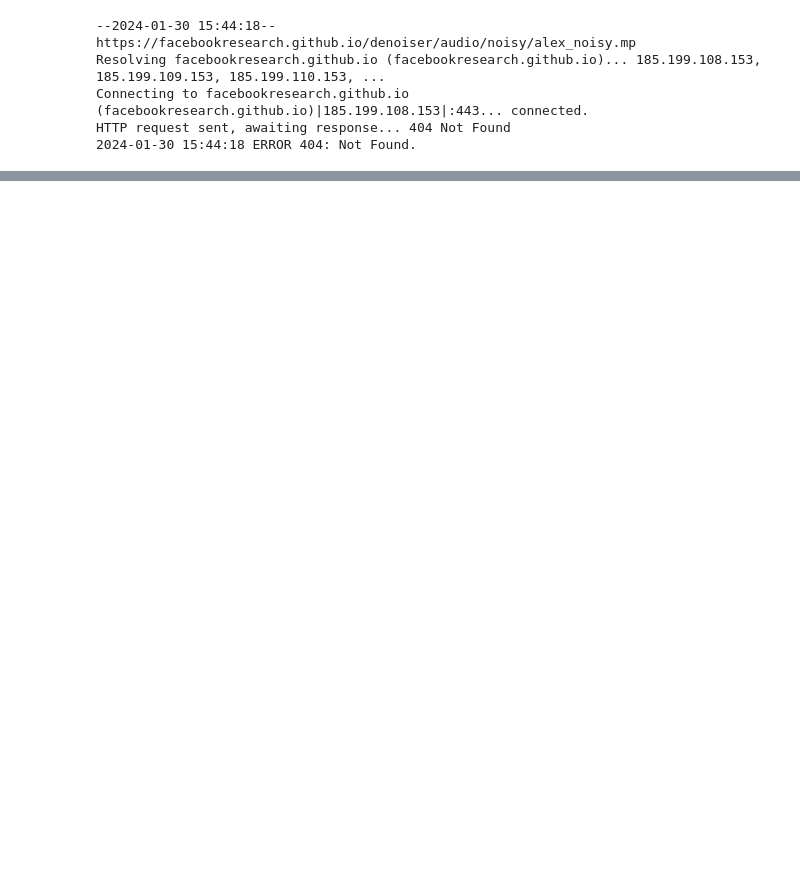
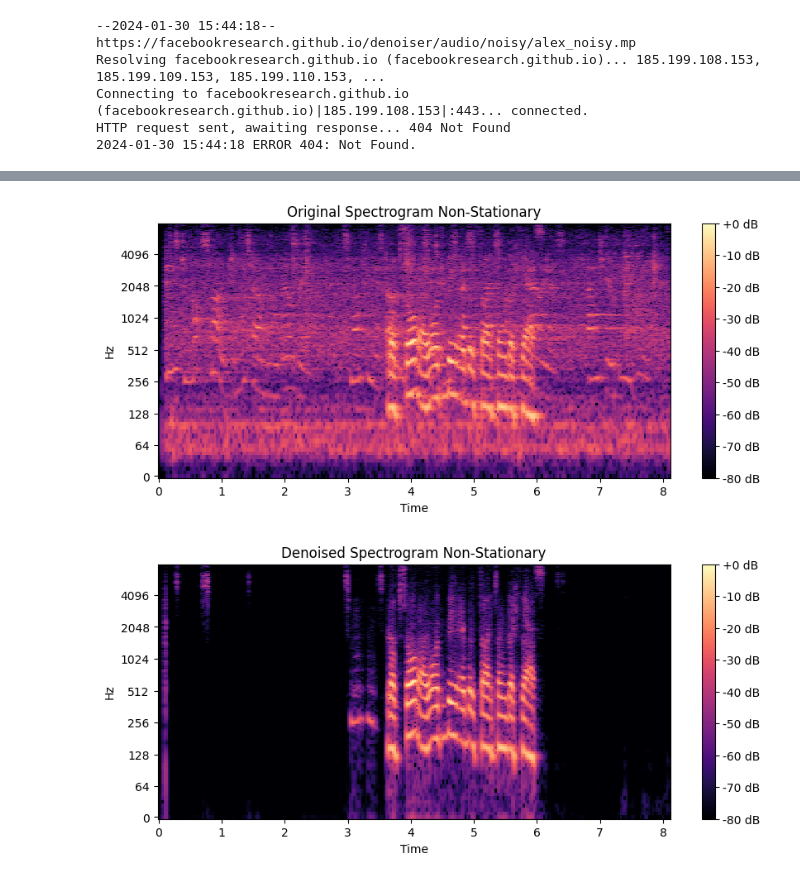
Before and after one commit to HamdanXI/nlp_adventure, a Jupyter notebook: nlp804/demucs.ipynb, the cells around one changed output, grey strips where cells are left out. Saved outputs shown, nothing was run; the diff lists cells and outputs as text; code cells hidden in the pictures; blank space fills up the shorter version.

```diff
--- a/nlp804/demucs.ipynb
+++ b/nlp804/demucs.ipynb
@@ -48,0 +80,6 @@ disp.display(disp.Audio(denoised.data.cpu().numpy(), rate=model.sample_rate))
+# %%
+plot_spectrogram(original_wav_np[0], model.sample_rate, title="Original Spectrogram Non-Stationary")
+plot_spectrogram(denoised_wav_np[0], model.sample_rate, title="Denoised Spectrogram Non-Stationary")
+# %% [output]
+[figure, added]
+[figure, added]
```
Also changed, not shown: parts of 6 cells of this notebook.
